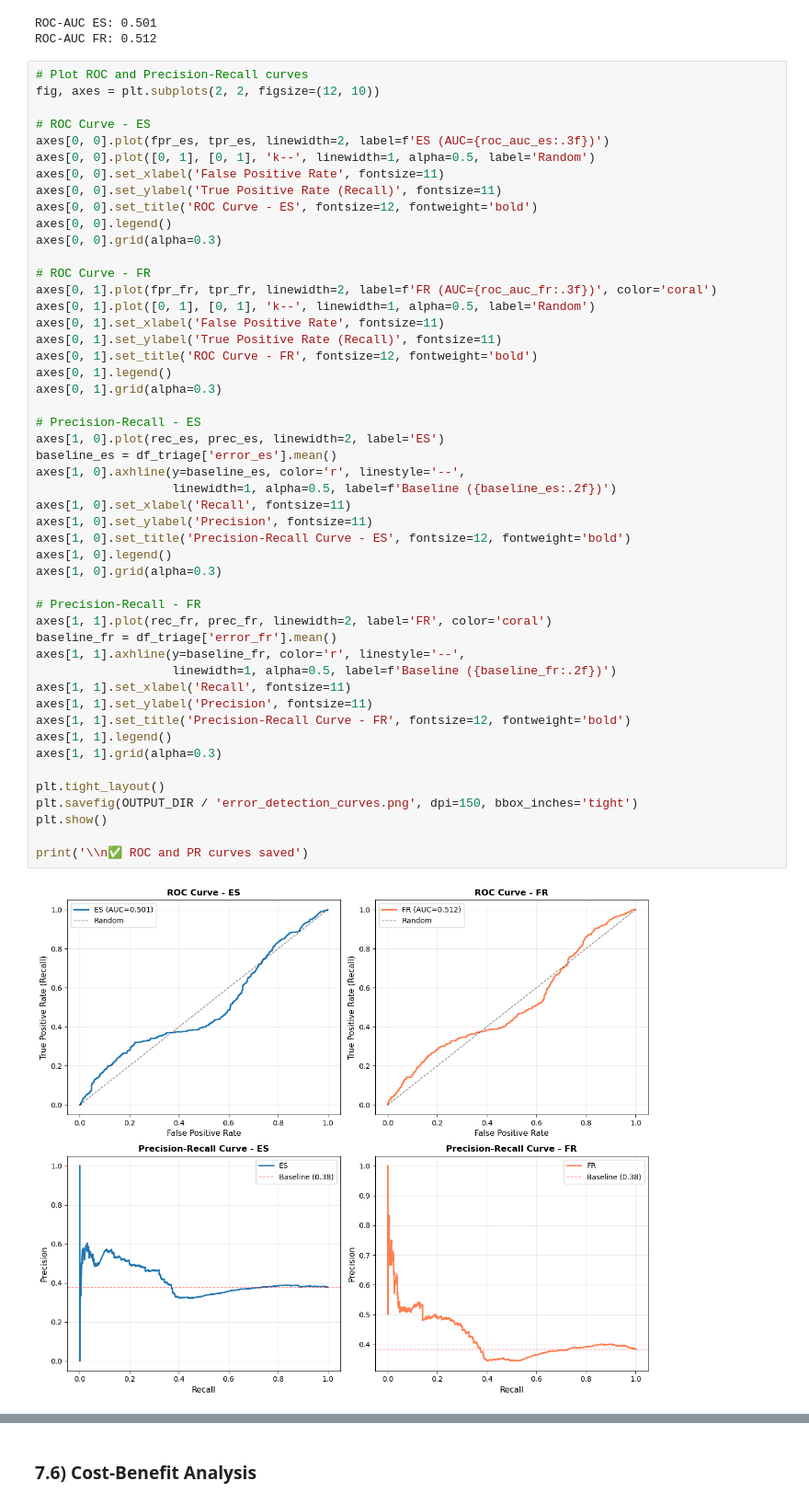
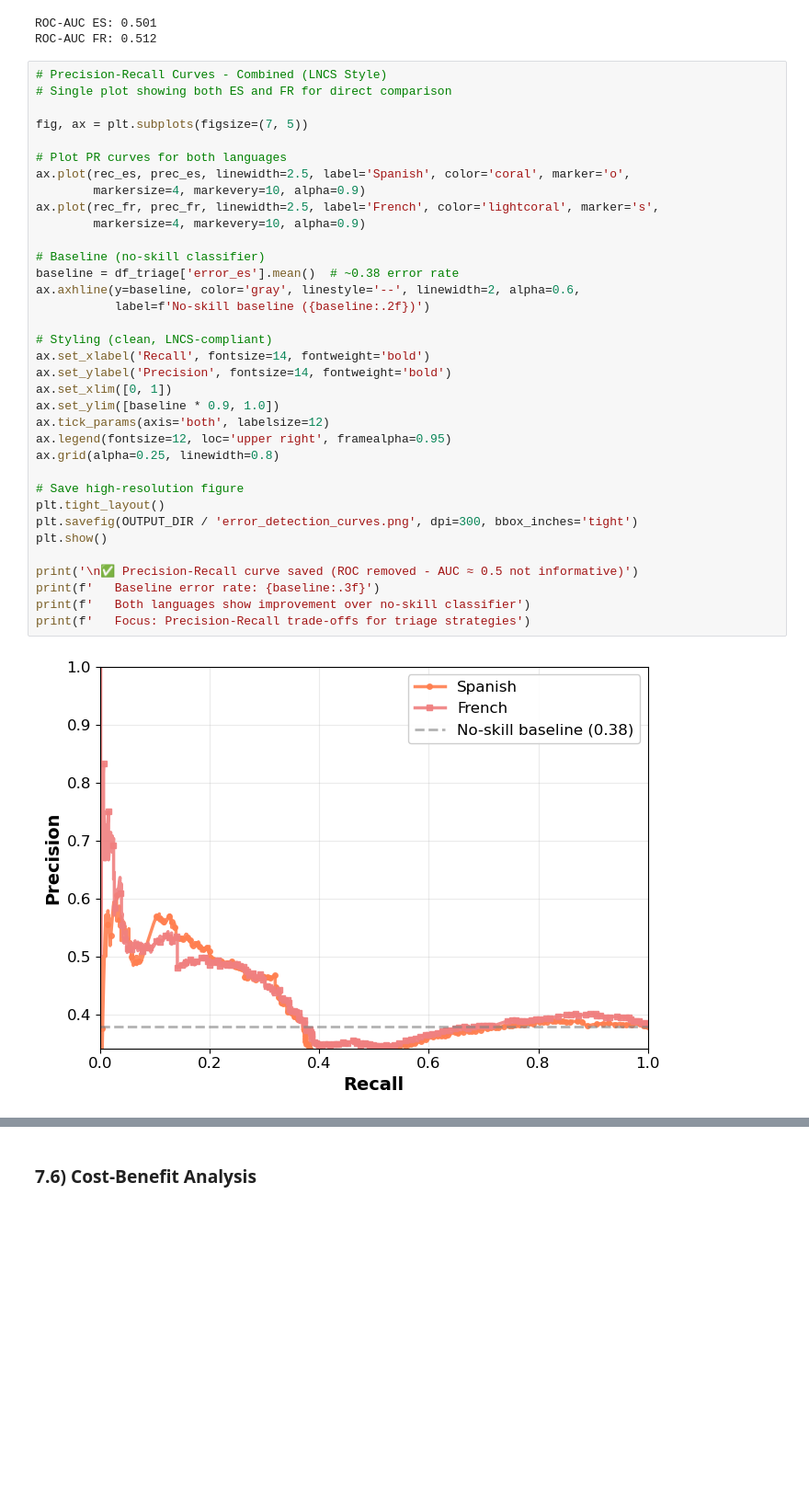
Before and after one commit to dApY3112/Twitter-Sentiment-Analysis, a Jupyter notebook: 09_calibration_triage.ipynb, the cells around one changed output, grey strips where cells are left out. Shown at 92% size. Saved outputs shown, nothing was run; the diff lists cells and outputs as text; blank space fills up the shorter version.

```diff
--- a/09_calibration_triage.ipynb
+++ b/09_calibration_triage.ipynb
@@ -972,53 +1127,39 @@ print(f'ROC-AUC FR: {roc_auc_fr:.3f}')
 ROC-AUC ES: 0.501
 ROC-AUC FR: 0.512
 # %%
-# Plot ROC and Precision-Recall curves
-fig, axes = plt.subplots(2, 2, figsize=(12, 10))
+# Precision-Recall Curves - Combined (LNCS Style)
+# Single plot showing both ES and FR for direct comparison
 
-# ROC Curve - ES
-axes[0, 0].plot(fpr_es, tpr_es, linewidth=2, label=f'ES (AUC={roc_auc_es:.3f})')
-axes[0, 0].plot([0, 1], [0, 1], 'k--', linewidth=1, alpha=0.5, label='Random')
-axes[0, 0].set_xlabel('False Positive Rate', fontsize=11)
-axes[0, 0].set_ylabel('True Positive Rate (Recall)', fontsize=11)
-axes[0, 0].set_title('ROC Curve - ES', fontsize=12, fontweight='bold')
-axes[0, 0].legend()
-axes[0, 0].grid(alpha=0.3)
+fig, ax = plt.subplots(figsize=(7, 5))
 
-# ROC Curve - FR
-axes[0, 1].plot(fpr_fr, tpr_fr, linewidth=2, label=f'FR (AUC={roc_auc_fr:.3f})', color='coral')
-axes[0, 1].plot([0, 1], [0, 1], 'k--', linewidth=1, alpha=0.5, label='Random')
-axes[0, 1].set_xlabel('False Positive Rate', fontsize=11)
-axes[0, 1].set_ylabel('True Positive Rate (Recall)', fontsize=11)
-axes[0, 1].set_title('ROC Curve - FR', fontsize=12, fontweight='bold')
-axes[0, 1].legend()
-axes[0, 1].grid(alpha=0.3)
+# Plot PR curves for both languages
+ax.plot(rec_es, prec_es, linewidth=2.5, label='Spanish', color='coral', marker='o',
+        markersize=4, markevery=10, alpha=0.9)
+ax.plot(rec_fr, prec_fr, linewidth=2.5, label='French', color='lightcoral', marker='s',
+        markersize=4, markevery=10, alpha=0.9)
 
-# Precision-Recall - ES
-axes[1, 0].plot(rec_es, prec_es, linewidth=2, label='ES')
-baseline_es = df_triage['error_es'].mean()
-axes[1, 0].axhline(y=baseline_es, color='r', linestyle='--',
-                   linewidth=1, alpha=0.5, label=f'Baseline ({baseline_es:.2f})')
-axes[1, 0].set_xlabel('Recall', fontsize=11)
-axes[1, 0].set_ylabel('Precision', fontsize=11)
-axes[1, 0].set_title('Precision-Recall Curve - ES', fontsize=12, fontweight='bold')
-axes[1, 0].legend()
-axes[1, 0].grid(alpha=0.3)
+# Baseline (no-skill classifier)
+baseline = df_triage['error_es'].mean()  # ~0.38 error rate
+ax.axhline(y=baseline, color='gray', linestyle='--', linewidth=2, alpha=0.6,
+           label=f'No-skill baseline ({baseline:.2f})')
 
-# Precision-Recall - FR
-axes[1, 1].plot(rec_fr, prec_fr, linewidth=2, label='FR', color='coral')
-baseline_fr = df_triage['error_fr'].mean()
-axes[1, 1].axhline(y=baseline_fr, color='r', linestyle='--',
-                   linewidth=1, alpha=0.5, label=f'Baseline ({baseline_fr:.2f})')
-axes[1, 1].set_xlabel('Recall', fontsize=11)
-axes[1, 1].set_ylabel('Precision', fontsize=11)
-axes[1, 1].set_title('Precision-Recall Curve - FR', fontsize=12, fontweight='bold')
-axes[1, 1].legend()
-axes[1, 1].grid(alpha=0.3)
+# Styling (clean, LNCS-compliant)
+ax.set_xlabel('Recall', fontsize=14, fontweight='bold')
+ax.set_ylabel('Precision', fontsize=14, fontweight='bold')
+ax.set_xlim([0, 1])
+ax.set_ylim([baseline * 0.9, 1.0])
+ax.tick_params(axis='both', labelsize=12)
+ax.legend(fontsize=12, loc='upper right', framealpha=0.95)
+ax.grid(alpha=0.25, linewidth=0.8)
 
+# Save high-resolution figure
 plt.tight_layout()
-plt.savefig(OUTPUT_DIR / 'error_detection_curves.png', dpi=150, bbox_inches='tight')
+plt.savefig(OUTPUT_DIR / 'error_detection_curves.png', dpi=300, bbox_inches='tight')
 plt.show()
 
-print('\\n✅ ROC and PR curves saved')
+print('\n✅ Precision-Recall curve saved (ROC removed - AUC ≈ 0.5 not informative)')
+print(f'   Baseline error rate: {baseline:.3f}')
+print(f'   Both languages show improvement over no-skill classifier')
+print(f'   Focus: Precision-Recall trade-offs for triage strategies')
 # %% [output]
-[figure, old version]
+[figure, new version]
```
Also changed, not shown: parts of 11 cells of this notebook, 6 other files.
